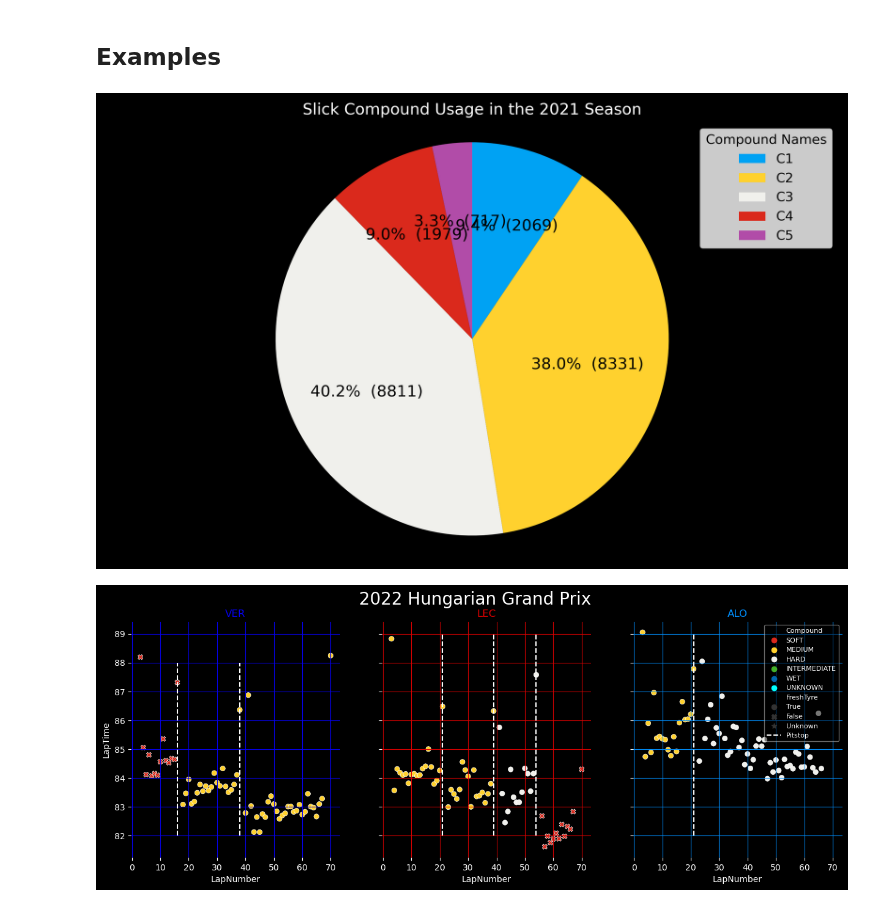
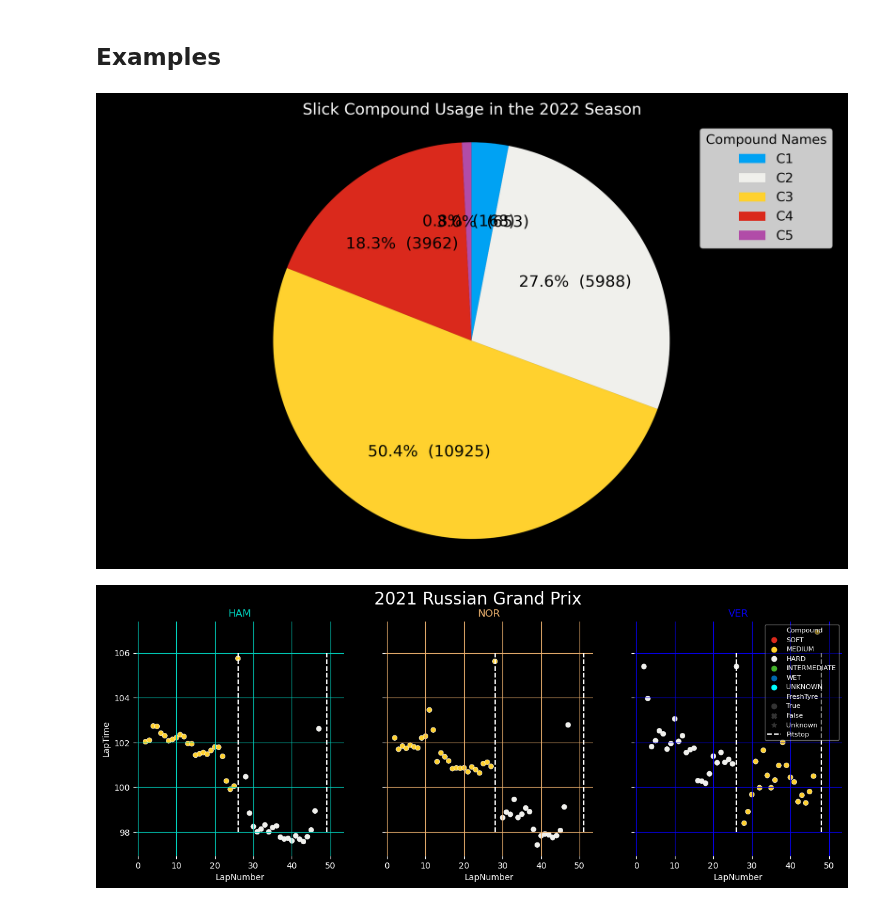
Before and after one commit to Casper-Guo/Armchair-Strategist, a Jupyter notebook: visualization.ipynb, the cells around one changed output. Saved outputs shown, nothing was run; the diff lists cells and outputs as text; code cells hidden in the pictures.

```diff
--- a/visualization.ipynb
+++ b/visualization.ipynb
@@ -189,7 +189,7 @@ def make_pie_title(season, slick_only):
     else:
         return f"All Compound Usage in the {season} Season"
 # %%
-def tyre_usage_pie(season, title=None, events=None, drivers=None, slick_only=True, absolute_compound=False):
+def tyre_usage_pie(season, title=None, events=None, drivers=None, slick_only=True, absolute_compound=True):
 
     """
     Visualize tyre usage trends in select races or an entire season with pie chart
@@ -217,7 +217,7 @@ def tyre_usage_pie(season, title=None, events=None, drivers=None, slick_only=Tru
             If true, only laps raced on slick tyres are counted
             If false, all laps are counted
 
-        absolute_compound: bool, default:False
+        absolute_compound: bool, default:True
             If true, group tyres by their absolute compound names (C1, C2 etc.)
             If false, group tyres by their names in the respective events (SOFT, MEDIUM, HARD)
 
@@ -839,22 +851,24 @@ def plot_compounds_distribution(seasons, events, y="LapTime", compounds=["SOFT",
 # %% [markdown]
 ## Examples
 # %%
-pie_chart = tyre_usage_pie(season=2021,
-                           title="Slick Compound Usage in the 2021 Season",
+# How often are each slick compound used in the 2022 season?
+pie_chart = tyre_usage_pie(season=2022,
+                           title=None,
                            events=None,
                            drivers=None,
                            slick_only=True,
                            absolute_compound=True
                            )
 # %% [output]
-[figure, old version]
+[figure, new version]
 # %%
-lap_time_lineplot = plot_driver_stats(season=2022,
-                                      event="Hungary",
-                                      drivers=["VER", "LEC", "ALO"],
-                                      y="LapTime",
-                                      upper_bound=10,
-                                      absolute_compound=False
-                                      )
+# What was the pace difference between Hamilton and Norris in the 2021 RUssian Grand Prix?
+lap_time_plot = plot_driver_stats(season=2021,
+                                  event="Russia",
+                                  drivers=["HAM", "NOR", "VER"],
+                                  y="LapTime",
+                                  upper_bound=10,
+                                  absolute_compound=False
+                                  )
 # %% [output]
-[figure, old version]
+[figure, new version]
```
Also changed, not shown: parts of 12 cells of this notebook, 1 other file.
